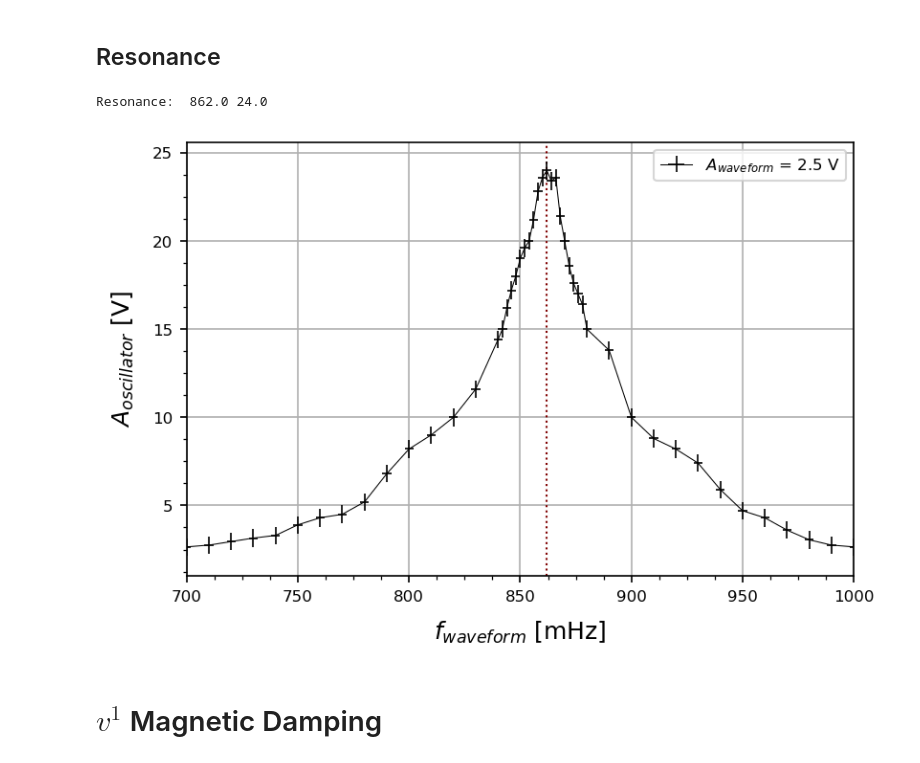
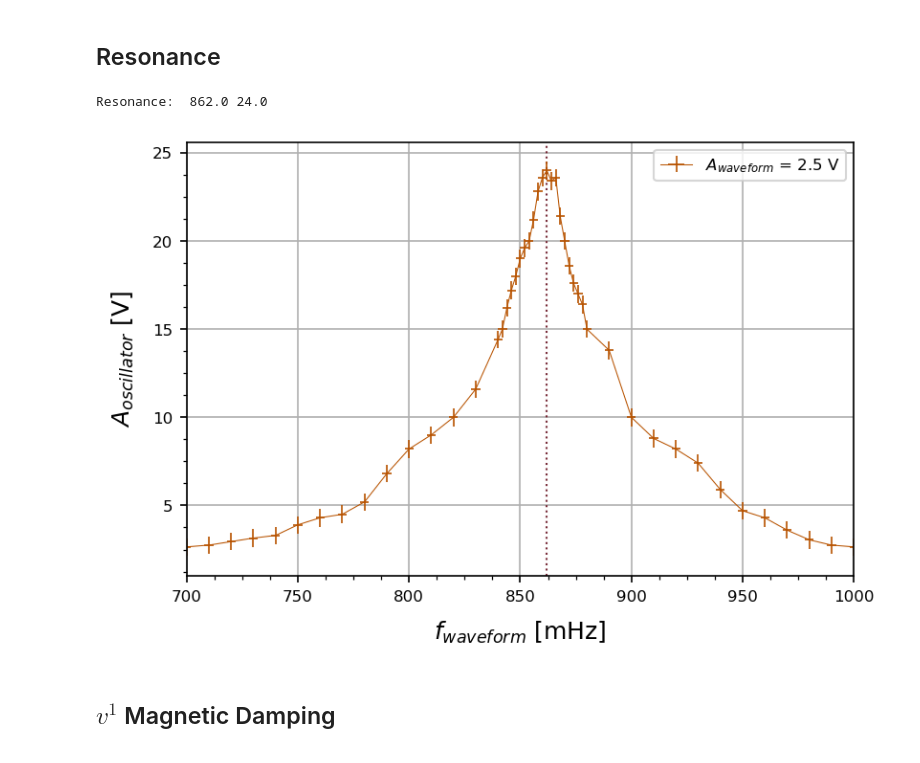
Before and after one commit to parallax-xallaraq/PHSX616, a Jupyter notebook: Lab3 - Torsional Oscillator/Code/Basic.ipynb, the cells around one changed output. Saved outputs shown, nothing was run; the diff lists cells and outputs as text; code cells hidden in the pictures.

```diff
--- a/Lab3 - Torsional Oscillator/Code/Basic.ipynb
+++ b/Lab3 - Torsional Oscillator/Code/Basic.ipynb
@@ -23,6 +23,12 @@ Resonance Vpp=5 columns:         ['Freqency [mHz]', 'Max pk-pk [V]', 'Max Amplit
 V1 Ain-Aout columns:     ['input Amp. [V]', 'Output Amp. [V]']
 # %% [markdown]
 # Plots
+# %%
+# https://coolors.co/f75c03-d90368-820263-3c6e71-04a777
+# colors = ['#F75C03','#D90368','#820263','#3C6E71','#04A777']
+
+# https://coolors.co/122354-317787-ad9c0b-b85300-782b38
+colors = ['#122354','#317787','#AD9C0B','#B85300','#782B38']
 # %%
 def PlotXmanyY(
     x: np.array, # x axis data points
@@ -56,10 +62,10 @@ def PlotXmanyY(
     # plot lines
     if(vlines != None) :
         for v in vlines :
-            plt.axvline(v, c='maroon', linestyle=':')
+            plt.axvline(v, c=colors[4], linestyle=':')
     if(hlines != None) :
         for h in hlines :
-            plt.axhline(h, c='maroon', linestyle=':')
+            plt.axhline(h, c=colors[4], linestyle=':')
     # data
     for yi,yl,ci in zip(y,yleg,c) :
         plt.errorbar(x, yi, yerr=yerr, xerr=xerr, elinewidth=0.8, c=ci, linestyle=linestyle, linewidth=0.5, label=yl)
@@ -72,27 +78,27 @@ def PlotXmanyY(
 # %%
 yRes = max(tables['Resonance Vpp=5']['Max Amplitude [V]'])
 xRes = tables['Resonance Vpp=5']['Freqency [mHz]'] [ np.where(tables['Resonance Vpp=5']['Max Amplitude [V]'] == yRes) [0][0] ]
 print('Resonance: ', xRes, yRes)
 
 PlotXmanyY(
     x = tables['Resonance Vpp=5']['Freqency [mHz]'],
     y  = [tables['Resonance Vpp=5']['Max Amplitude [V]']],
     yleg = ['$A_{waveform}$ = 2.5 V'],
-    c =['k'],
+    c =[colors[3]],
     xerr = 2,    # error on x axis
     yerr = 0.5,    # error on y axis
     xlim = (700,1000),
     xlab = '$f_{waveform}$ [mHz]', # label on x axis
     ylab = '$A_{oscillator}$ [V]', # label on y axis
     vlines=[xRes],
     linestyle = '-',   # style of xy curve line
     fileName = path_fig+'resonance_VvsF.png'  # filename to save the figure as
 )
 # %% [output]
 Resonance:  862.0 24.0
-[figure, old version]
+[figure, new version]
 # %% [markdown]
-# $v^1$ Magnetic Damping
+## $v^1$ Magnetic Damping
 # %%
 PlotXmanyY(
     x = tables['V1 Ain-Aout']['input Amp. [V]'],
```
Also changed, not shown: parts of 1 cell of this notebook, 5 other files.
